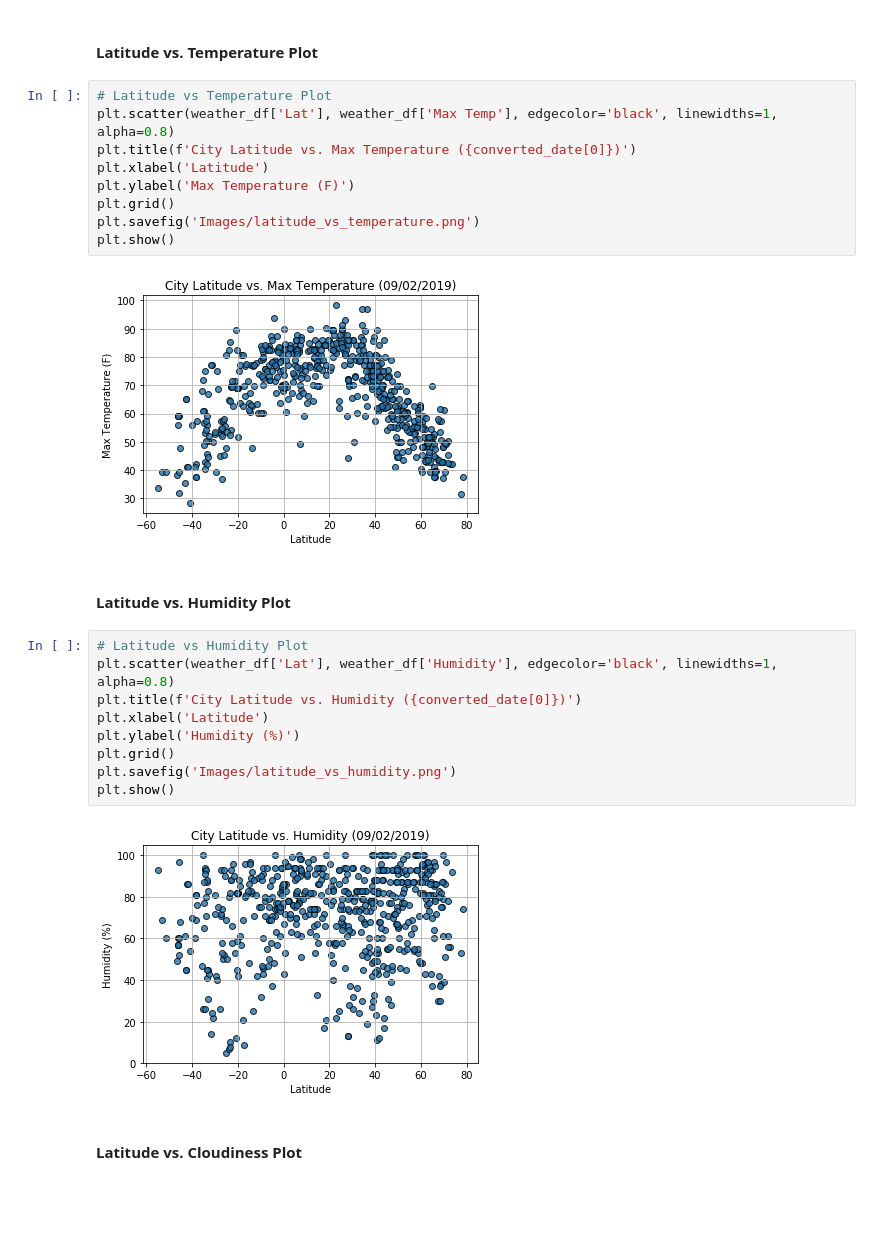
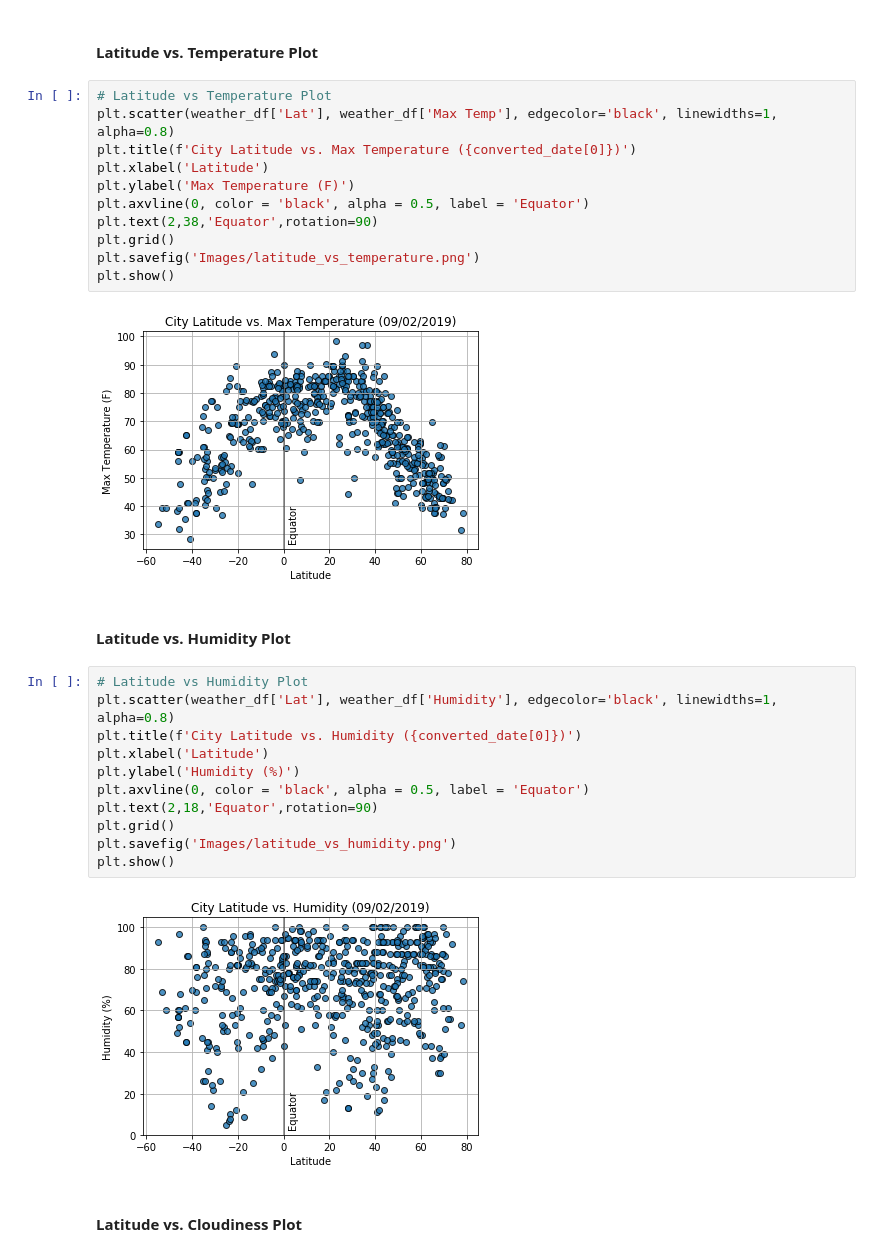
Before and after one commit to AmairanyG/API-Homework-06, a Jupyter notebook: WeatherPy.ipynb, the cells around one changed output. Saved outputs shown, nothing was run; the diff lists cells and outputs as text; blank space fills up the shorter version.

```diff
--- a/WeatherPy.ipynb
+++ b/WeatherPy.ipynb
@@ -250,14 +247,16 @@ converted_date[0:1]
 # %%
 # Latitude vs Temperature Plot
 plt.scatter(weather_df['Lat'], weather_df['Max Temp'], edgecolor='black', linewidths=1, alpha=0.8)
 plt.title(f'City Latitude vs. Max Temperature ({converted_date[0]})')
 plt.xlabel('Latitude')
 plt.ylabel('Max Temperature (F)')
+plt.axvline(0, color = 'black', alpha = 0.5, label = 'Equator')
+plt.text(2,38,'Equator',rotation=90)
 plt.grid()
 plt.savefig('Images/latitude_vs_temperature.png')
 plt.show()
 # %% [output]
-[figure, old version]
+[figure, new version]
 # %% [markdown]
 #### Latitude vs. Humidity Plot
 # %%
@@ -266,11 +265,13 @@ plt.scatter(weather_df['Lat'], weather_df['Humidity'], edgecolor='black', linewi
 plt.title(f'City Latitude vs. Humidity ({converted_date[0]})')
 plt.xlabel('Latitude')
 plt.ylabel('Humidity (%)')
+plt.axvline(0, color = 'black', alpha = 0.5, label = 'Equator')
+plt.text(2,18,'Equator',rotation=90)
 plt.grid()
 plt.savefig('Images/latitude_vs_humidity.png')
 plt.show()
 # %% [output]
-[figure, old version]
+[figure, new version]
 # %% [markdown]
 #### Latitude vs. Cloudiness Plot
 # %%
```
Also changed, not shown: parts of 4 cells of this notebook, 4 other files.
